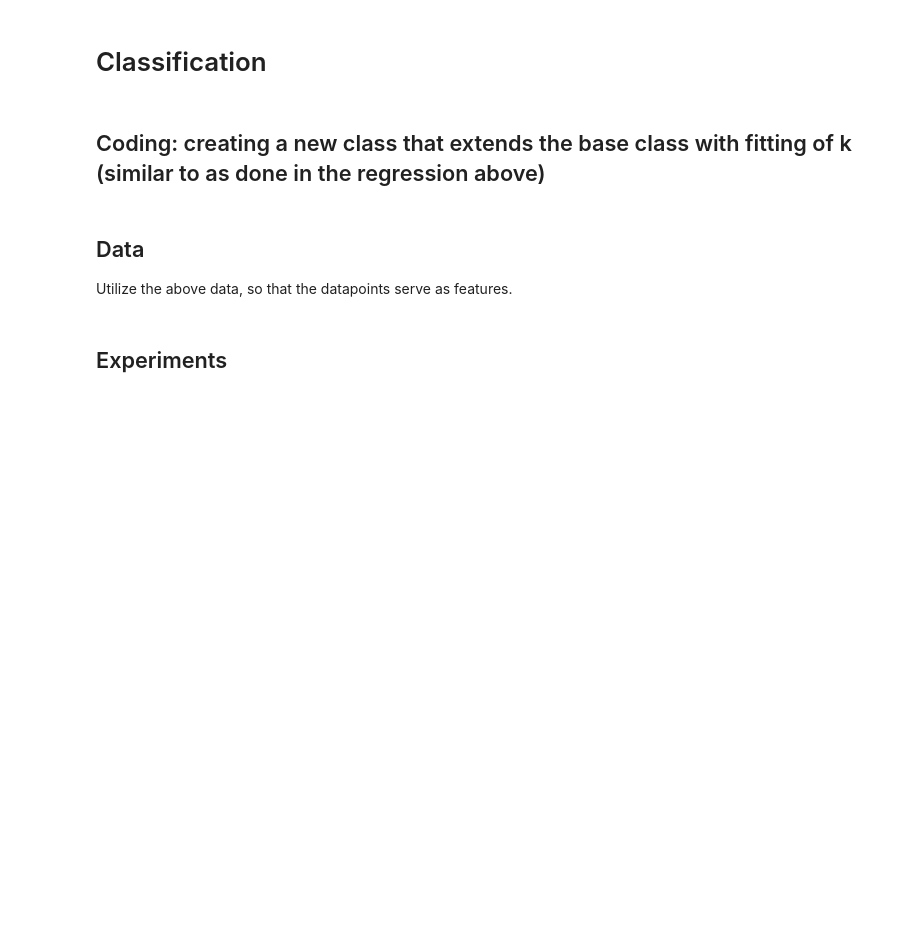
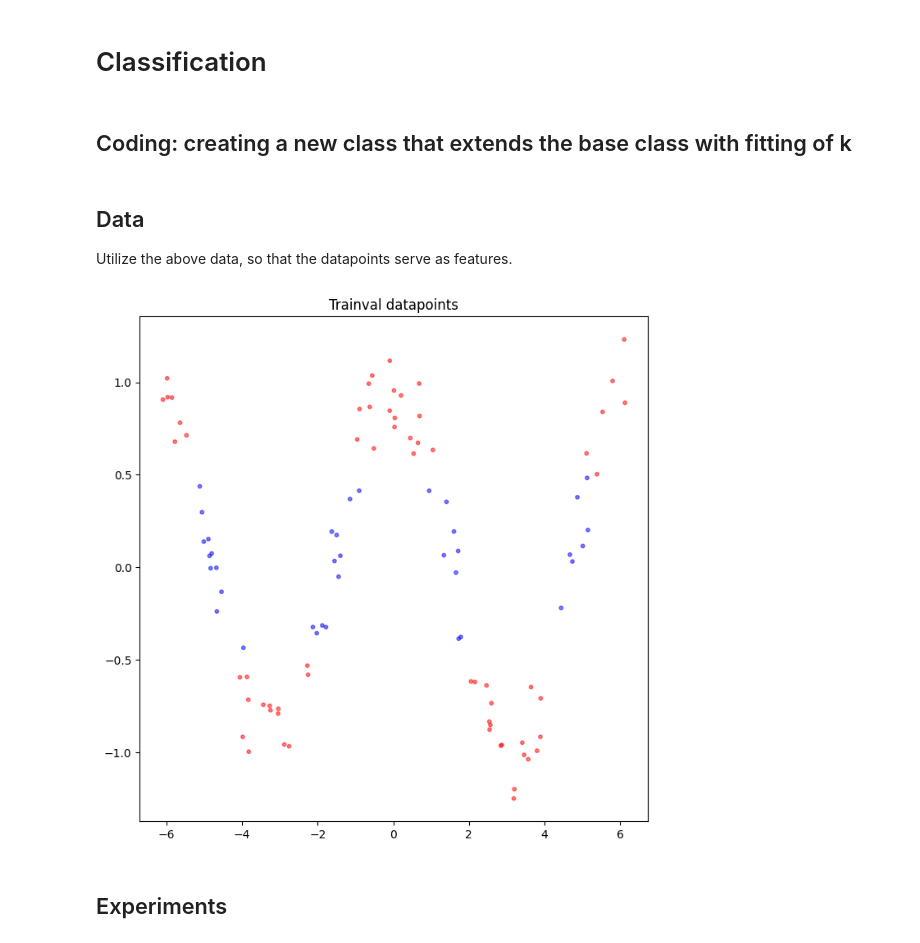
Before and after one commit to luma-lapinamk/jyri-mla23, a Jupyter notebook: notebooks/supervised_learning/classification_and_regression_examples_with_k-nearest_neighbors.ipynb, the cells around one changed output. Drawn from its saved outputs; the diff is of its cells as text; code cells hidden in the pictures; blank space fills up the shorter version.

```diff
--- a/notebooks/supervised_learning/classification_and_regression_examples_with_k-nearest_neighbors.ipynb
+++ b/notebooks/supervised_learning/classification_and_regression_examples_with_k-nearest_neighbors.ipynb
@@ -199,7 +212,7 @@ ax2.legend();
 # %% [markdown]
 # Classification
 # %% [markdown]
-## Coding: creating a new class that extends the base class with fitting of k (similar to as done in the regression above)
+## Coding: creating a new class that extends the base class with fitting of k
 # %%
 class MyNearestNeighborClassifier(NearestNeighborClassifier):
 
@@ -255,6 +269,14 @@ X_trainval = np.concatenate((X_trainval, y_trainval[:, np.newaxis]), axis=1)
 X_test = np.concatenate((X_test, y_test[:, np.newaxis]), axis=1)
 y_trainval = create_labels(X_trainval, clean_data_process)
 y_test = create_labels(X_test, clean_data_process)
+# %%
+# plot data
+class_colors = np.array([[1., 0., 0.], [0., 0., 1.]])
+fig, ax = plt.subplots(nrows=1, ncols=1, figsize=[8, 8])
+plt.scatter(X_trainval[:, 0], X_trainval[:, 1], c=class_colors[y_trainval, :], alpha=0.5, s=10)
+plt.title('Trainval datapoints');
+# %% [output]
+[figure, added]
 # %% [markdown]
 ## Experiments
 # %%
```
Also changed, not shown: parts of 9 cells of this notebook.
